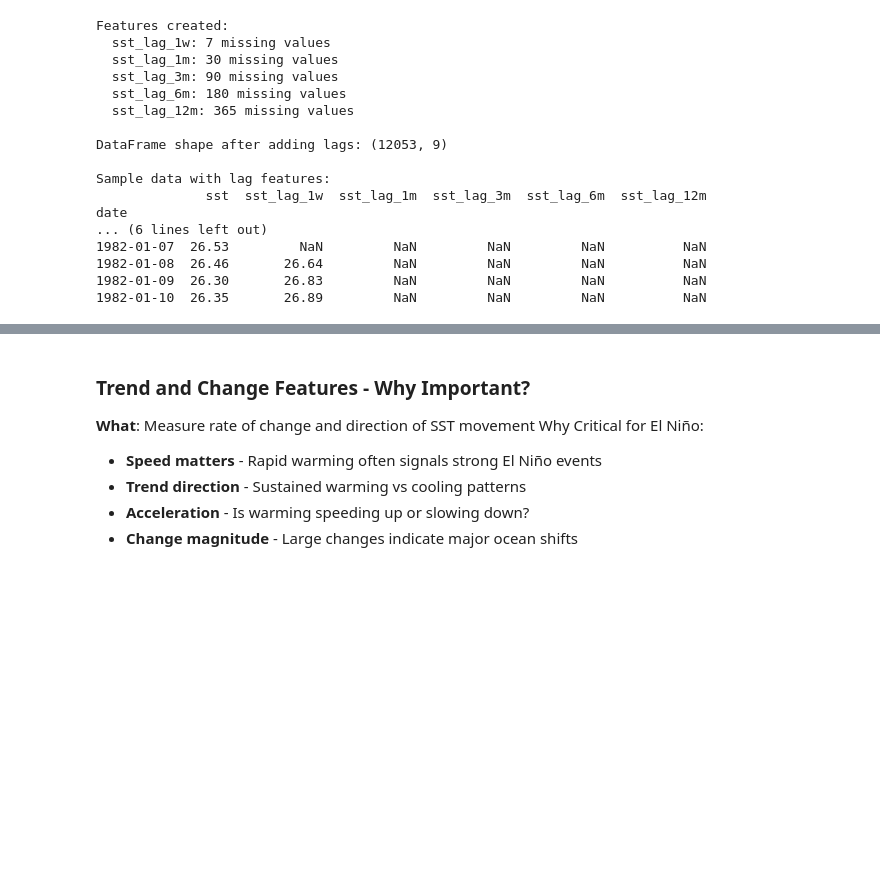
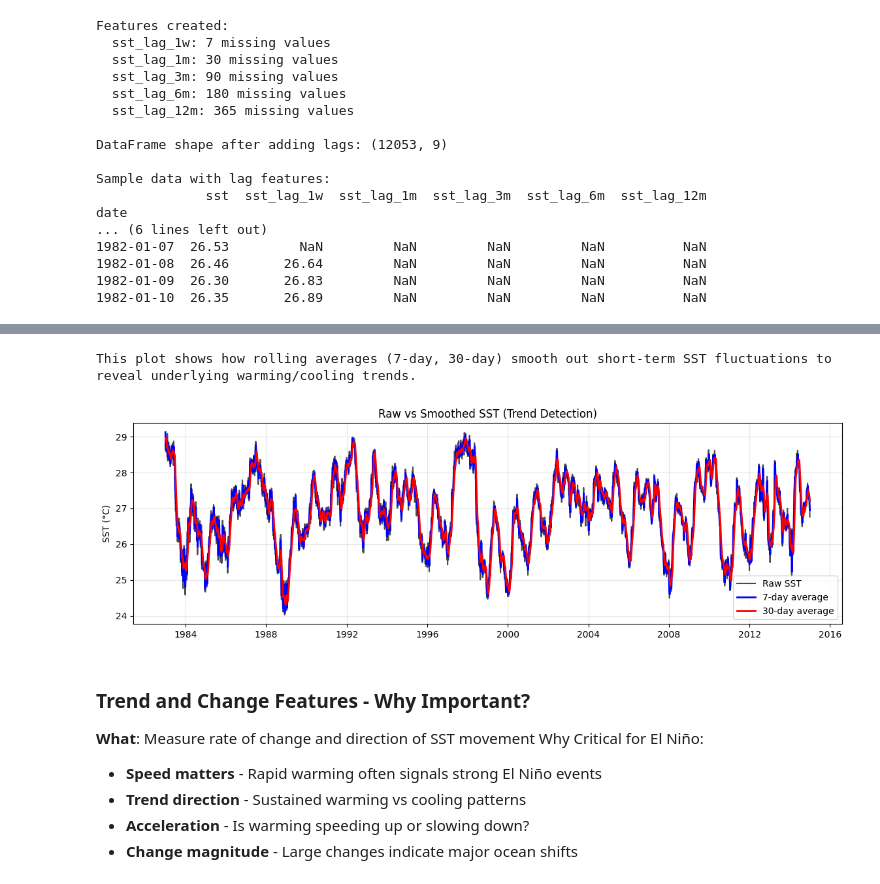
Before and after one commit to DHANA5982/Prediction-of-El-Nino-Events, a Jupyter notebook: notebooks/02_EDA.ipynb, the cells around one changed output, grey strips where cells are left out. Drawn from its saved outputs; the diff is of its cells as text; code cells hidden in the pictures; blank space fills up the shorter version.

```diff
--- a/notebooks/02_EDA.ipynb
+++ b/notebooks/02_EDA.ipynb
@@ -384,25 +402,25 @@ print(f"\nBest predictor: {lag_names[correlations.index(max(correlations))]}")
 # === CREATE ROLLING STATISTICAL FEATURES ===
 
 # Rolling means (trend detection)
-df['sst_roll_7d'] = df['sst'].rolling(window=7).mean()      # Weekly average
-df['sst_roll_30d'] = df['sst'].rolling(window=30).mean()    # Monthly average
-df['sst_roll_90d'] = df['sst'].rolling(window=90).mean()    # Quarterly average
+df_analysis['sst_roll_7d'] = df_analysis['sst'].rolling(window=7).mean()      # Weekly average
+df_analysis['sst_roll_30d'] = df_analysis['sst'].rolling(window=30).mean()    # Monthly average
+df_analysis['sst_roll_90d'] = df_analysis['sst'].rolling(window=90).mean()    # Quarterly average
 
 # Rolling standard deviation (volatility detection)
-df['sst_vol_7d'] = df['sst'].rolling(window=7).std()       # Weekly volatility
-df['sst_vol_30d'] = df['sst'].rolling(window=30).std()     # Monthly volatility
+df_analysis['sst_vol_7d'] = df_analysis['sst'].rolling(window=7).std()       # Weekly volatility
+df_analysis['sst_vol_30d'] = df_analysis['sst'].rolling(window=30).std()     # Monthly volatility
 
 # Rolling min/max (range detection)
-df['sst_max_30d'] = df['sst'].rolling(window=30).max()     # 30-day maximum
-df['sst_min_30d'] = df['sst'].rolling(window=30).min()     # 30-day minimum
-df['sst_range_30d'] = df['sst_max_30d'] - df['sst_min_30d'] # Temperature range
+df_analysis['sst_max_30d'] = df_analysis['sst'].rolling(window=30).max()     # 30-day maximum
+df_analysis['sst_min_30d'] = df_analysis['sst'].rolling(window=30).min()     # 30-day minimum
+df_analysis['sst_range_30d'] = df_analysis['sst_max_30d'] - df_analysis['sst_min_30d'] # Temperature range
 
 print("Rolling features created:")
-rolling_cols = [col for col in df.columns if any(x in col for x in ['roll', 'vol', 'max', 'min', 'range'])]
+rolling_cols = [col for col in df_analysis.columns if any(x in col for x in ['roll', 'vol', 'max', 'min', 'range'])]
 for col in rolling_cols:
-    missing = df[col].isnull().sum()
+    missing = df_analysis[col].isnull().sum()
     print(f"  {col}: {missing} missing values")
 
-print(f"\nTotal features now: {df.shape[1]}")
+print(f"\nTotal features now: {df_analysis.shape[1]}")
 print("\nSample rolling features:")
-print(df[['sst'] + rolling_cols[:5]].head(10))
+print(df_analysis[['sst'] + rolling_cols[:5]].head(10))
@@ -409,19 +445,22 @@ print(df[['sst'] + rolling_cols[:5]].head(10))
 # %%
 # === VISUALIZE ROLLING FEATURES ===
 # Plot 1: Raw vs Smoothed SST
 
-df_plot = df.dropna()
+df_plot = df_analysis.dropna()
 plt.figure(figsize=(14, 4))
 plt.plot(df_plot.index, df_plot['sst'], label='Raw SST', color='black', alpha=0.7)
 plt.plot(df_plot.index, df_plot['sst_roll_7d'], label='7-day average', color='blue', linewidth=2)
 plt.plot(df_plot.index, df_plot['sst_roll_30d'], label='30-day average', color='red', linewidth=2)
 
 plt.title('Raw vs Smoothed SST (Trend Detection)')
 plt.ylabel('SST (°C)')
 plt.legend()
 plt.grid(True, alpha=0.3)
 plt.savefig('D:/GitHub/Prediction of El-Nino Events/output/plots/raw_smooth_sst.png')
 print("This plot shows how rolling averages (7-day, 30-day) smooth out short-term SST fluctuations to reveal underlying warming/cooling trends.")
+# %% [output]
+This plot shows how rolling averages (7-day, 30-day) smooth out short-term SST fluctuations to reveal underlying warming/cooling trends.
+[figure, added]
 # %%
 # Plot 2: Volatility over time
 plt.figure(figsize=(16, 4))
```
Also changed, not shown: parts of 6 cells of this notebook.
